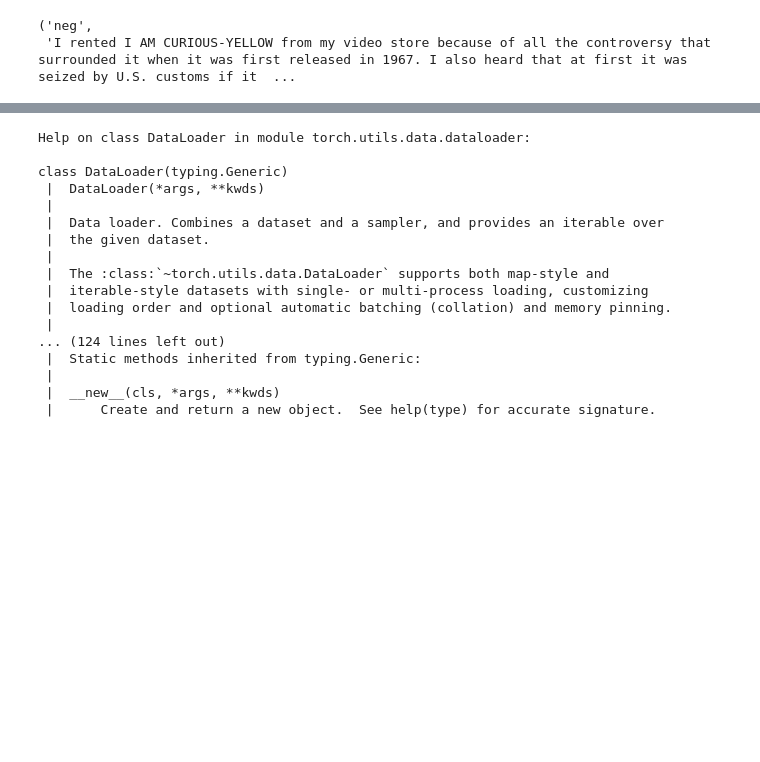
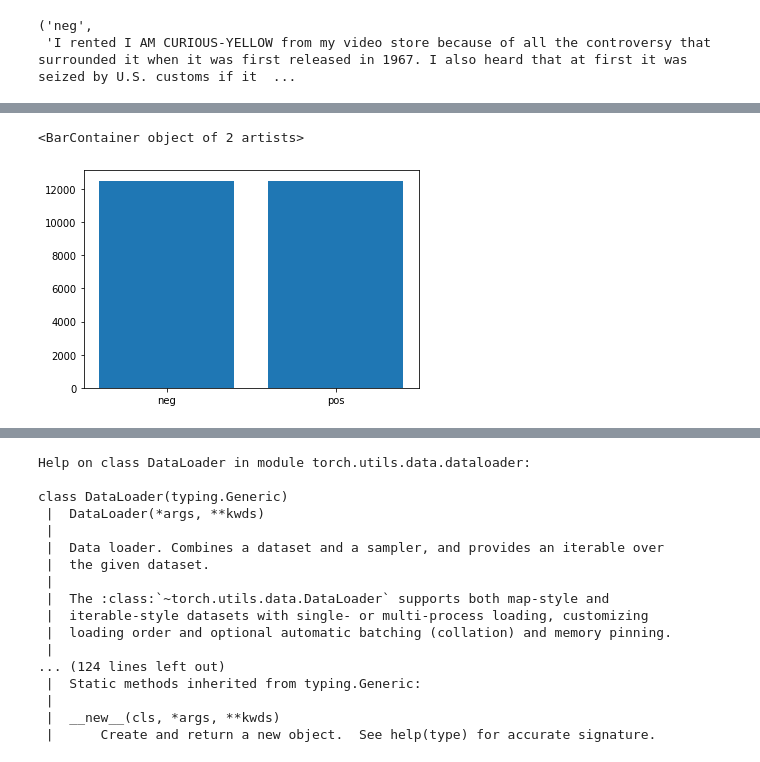
Before and after one commit to m-shilpa/END3, a Jupyter notebook: Session_5_TorchText/S5_TorchText_IMDB.ipynb, the cells around one changed output, grey strips where cells are left out. Drawn from its saved outputs; the diff is of its cells as text; code cells hidden in the pictures; blank space fills up the shorter version.

```diff
--- a/Session_5_TorchText/S5_TorchText_IMDB.ipynb
+++ b/Session_5_TorchText/S5_TorchText_IMDB.ipynb
@@ -33,8 +33,3 @@ next(train_iter)
 # %% [output]
 ('neg',
  'I rented I AM CURIOUS-YELLOW from my video store because of all the controversy that surrounded it when it was first released in 1967. I also heard that at first it was seized by U.S. customs if it  ...
-# %%
-for (line_number, (label, line)) in enumerate(train_iter):
-  print(label, line)
-  if line_number == 19:
-    break
@@ -61,0 +36,11 @@ neg If the crew behind "Zombie Chronicles" ever read this, here's some advice gu
+# %%
+num_neg:int=0; num_pos:int=0
+for (line_number, (label, line)) in enumerate(train_iter):
+  if line_number < 19:
+    print(label, line)
+  if label == 'neg': num_neg = num_neg + 1
+  if label == 'pos': num_pos = num_pos + 1
+
+import matplotlib.pyplot as pyplot
+pyplot.bar(x=['neg', 'pos'], height=[num_neg, num_pos])
+# %% [output]
@@ -62 +66,3 @@ neg If the crew behind "Zombie Chronicles" ever read this, here's some advice gu
+<BarContainer object of 2 artists>
+[figure, added]
 # %%
```
Also changed, not shown: parts of 18 cells of this notebook.
